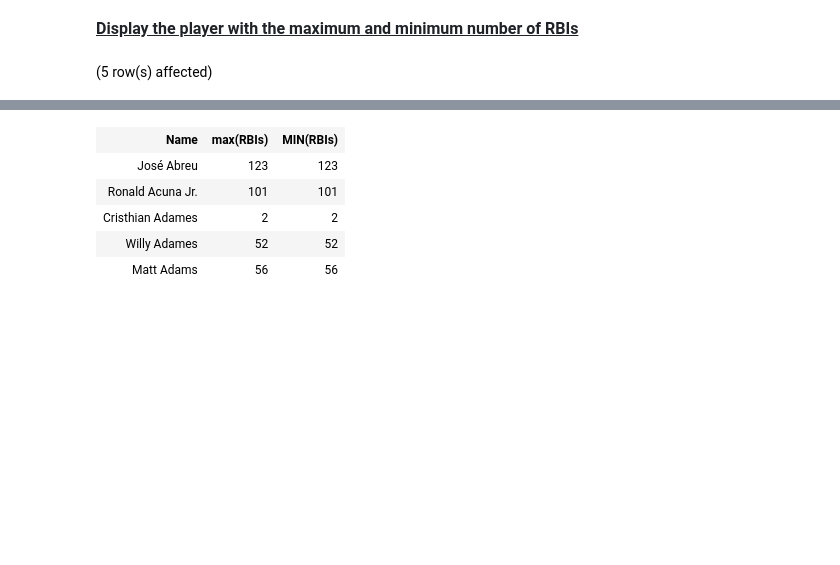
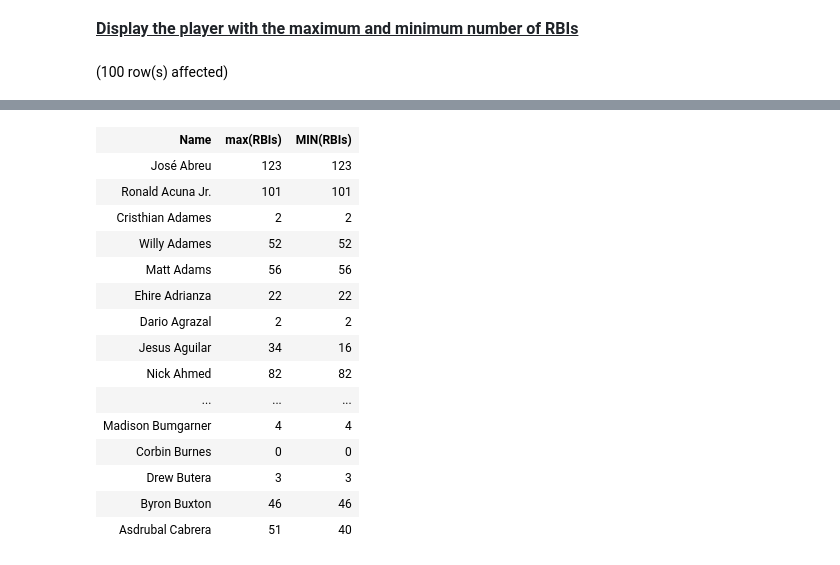
Before and after one commit to Vinayak0807/database-2023, a Jupyter notebook: baseball.ipynb, the cells around one changed output, grey strips where cells are left out. Drawn from its saved outputs; the diff is of its cells as text; code cells hidden in the pictures; blank space fills up the shorter version.

```diff
--- a/baseball.ipynb
+++ b/baseball.ipynb
@@ -218,9 +218,12 @@ Total execution time: 00:00:01.079
 # %% [markdown]
 <span style="color: rgb(31, 35, 40); font-family: -apple-system, BlinkMacSystemFont, &quot;Segoe UI&quot;, &quot;Noto Sans&quot;, Helvetica, Arial, sans-serif, &quot;Apple Color Emoji&quot;, &quot;Segoe UI Emoji&quot;; font-size: 16px; background-color: rgb(255, 255, 255);"><b><u>Display the player with the maximum and minimum number of RBIs</u></b></span>
 # %%
-SELECT Name , max(RBIs), MIN(RBIs)
+SELECT
+    Name,
+    max(RBIs),
+    MIN(RBIs)
 FROM baseball
 GROUP by Name
-LIMIT 5;
+LIMIT  100;
 # %% [output]
-(5 row(s) affected)
+(100 row(s) affected)
@@ -228,6 +231,16 @@ Total execution time: 00:00:01.040
 | Name | max(RBIs) | MIN(RBIs) |
 | José Abreu | 123 | 123 |
 | Ronald Acuna Jr. | 101 | 101 |
 | Cristhian Adames | 2 | 2 |
 | Willy Adames | 52 | 52 |
 | Matt Adams | 56 | 56 |
+| Ehire Adrianza | 22 | 22 |
+| Dario Agrazal | 2 | 2 |
+| Jesus Aguilar | 34 | 16 |
+| Nick Ahmed | 82 | 82 |
+| ... | ... | ... |
+| Madison Bumgarner | 4 | 4 |
+| Corbin Burnes | 0 | 0 |
+| Drew Butera | 3 | 3 |
+| Byron Buxton | 46 | 46 |
+| Asdrubal Cabrera | 51 | 40 |
```
Also changed, not shown: parts of 13 cells of this notebook.
